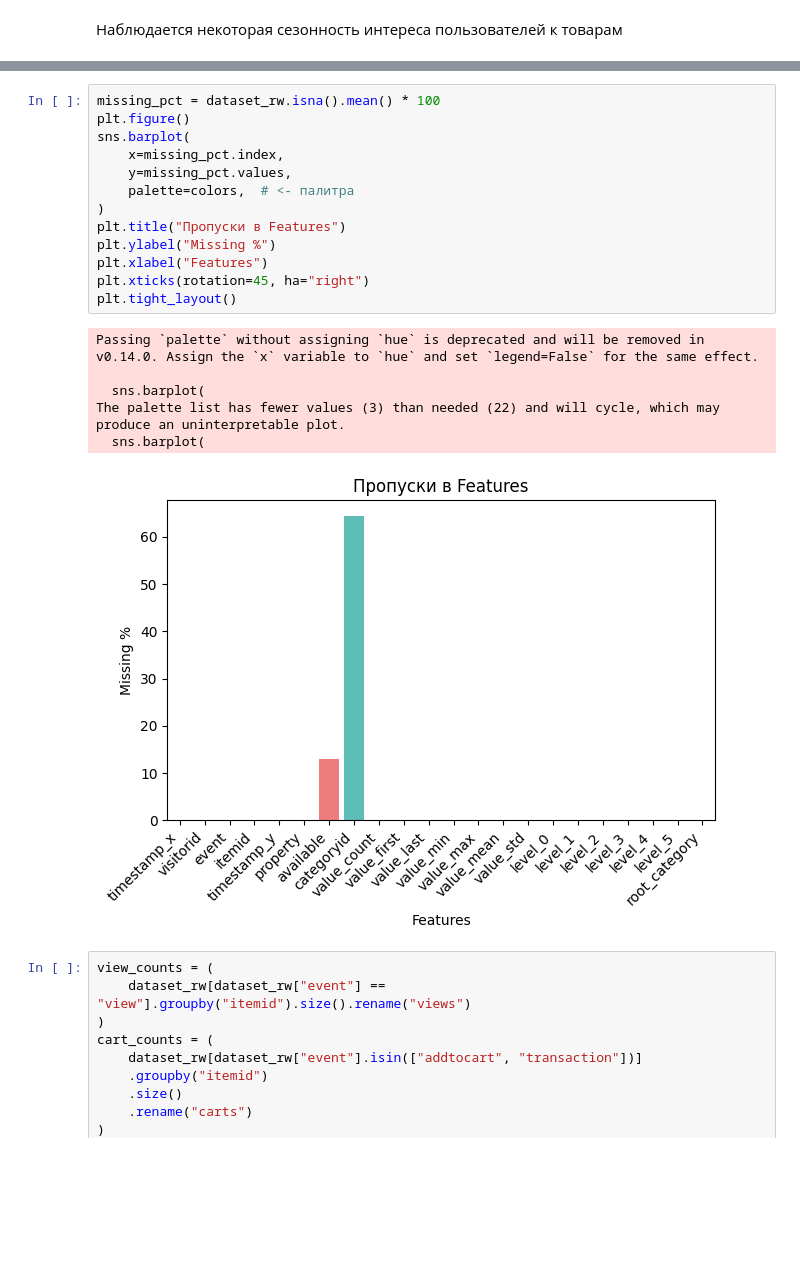
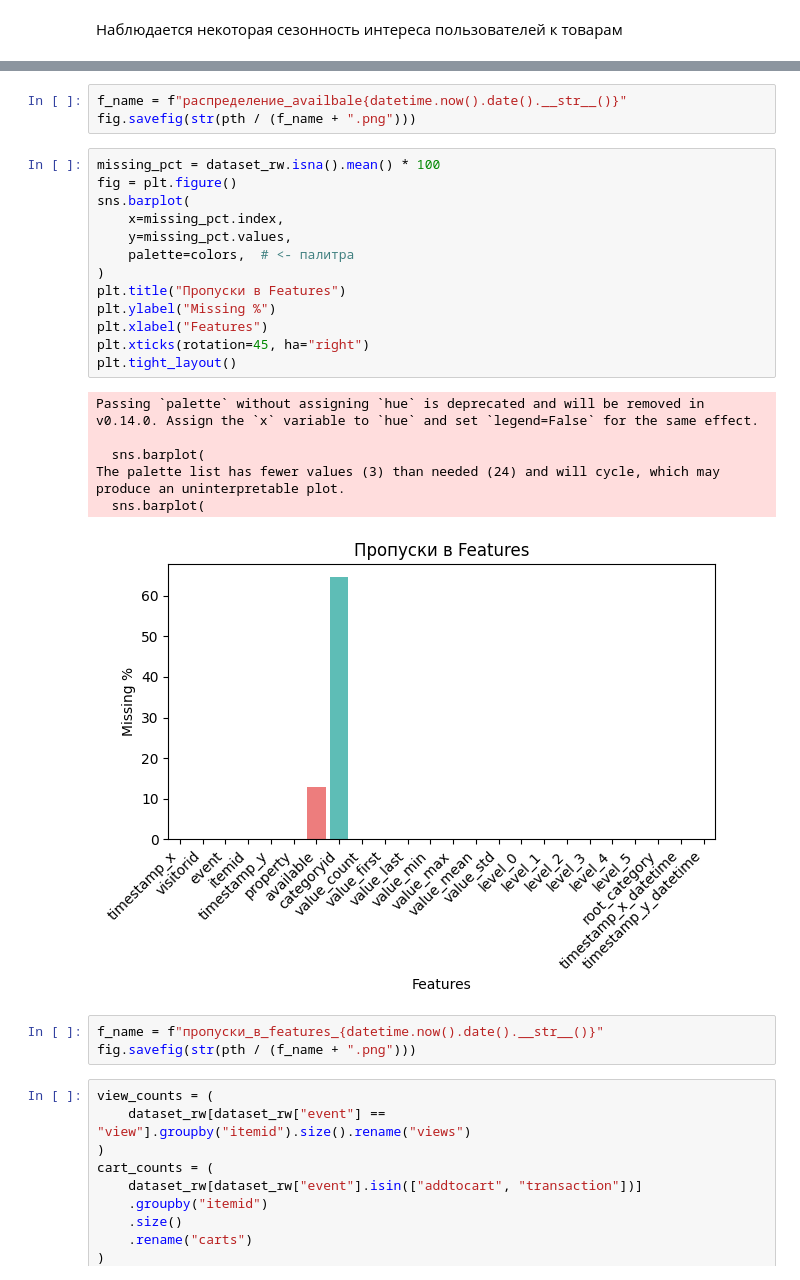
Before and after one commit to Yoshigonnawin/mle-pr-final, a Jupyter notebook: EDA_2_1.ipynb, the cells around one changed output, grey strips where cells are left out. Cells and saved outputs as stored; diff of their text form; blank space fills up the shorter version.

```diff
--- a/EDA_2_1.ipynb
+++ b/EDA_2_1.ipynb
@@ -1083,26 +1095,32 @@ Passing `palette` without assigning `hue` is deprecated and will be removed in v
 
   sns.countplot(
 [figure]
+# %%
+f_name = f"распределение_availbale{datetime.now().date().__str__()}"
+fig.savefig(str(pth / (f_name + ".png")))
 # %%
 missing_pct = dataset_rw.isna().mean() * 100
-plt.figure()
+fig = plt.figure()
 sns.barplot(
     x=missing_pct.index,
     y=missing_pct.values,
     palette=colors,  # <- палитра
 )
 plt.title("Пропуски в Features")
 plt.ylabel("Missing %")
 plt.xlabel("Features")
 plt.xticks(rotation=45, ha="right")
 plt.tight_layout()
 # %% [output]
 Passing `palette` without assigning `hue` is deprecated and will be removed in v0.14.0. Assign the `x` variable to `hue` and set `legend=False` for the same effect.
 
   sns.barplot(
-The palette list has fewer values (3) than needed (22) and will cycle, which may produce an uninterpretable plot.
+The palette list has fewer values (3) than needed (24) and will cycle, which may produce an uninterpretable plot.
   sns.barplot(
-[figure, old version]
+[figure, new version]
+# %%
+f_name = f"пропуски_в_features_{datetime.now().date().__str__()}"
+fig.savefig(str(pth / (f_name + ".png")))
 # %%
 view_counts = (
     dataset_rw[dataset_rw["event"] == "view"].groupby("itemid").size().rename("views")
```
Also changed, not shown: parts of 11 cells of this notebook.
